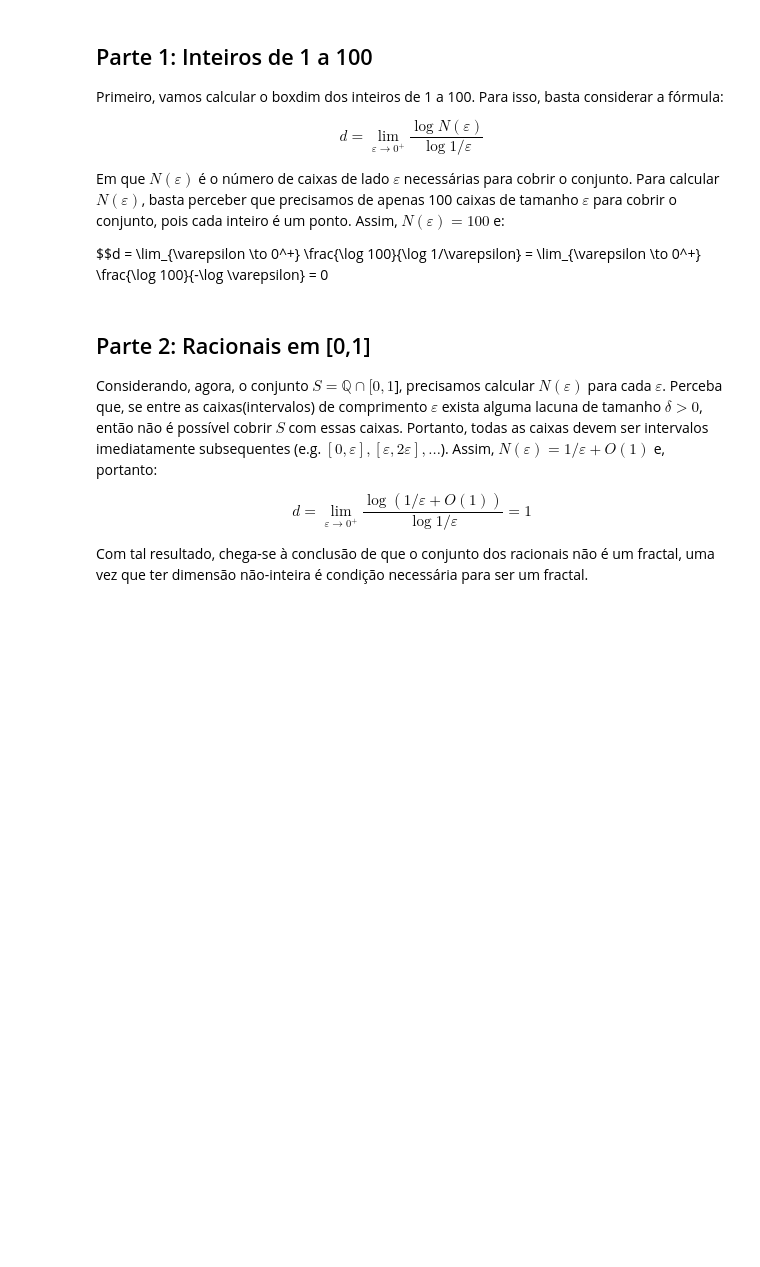
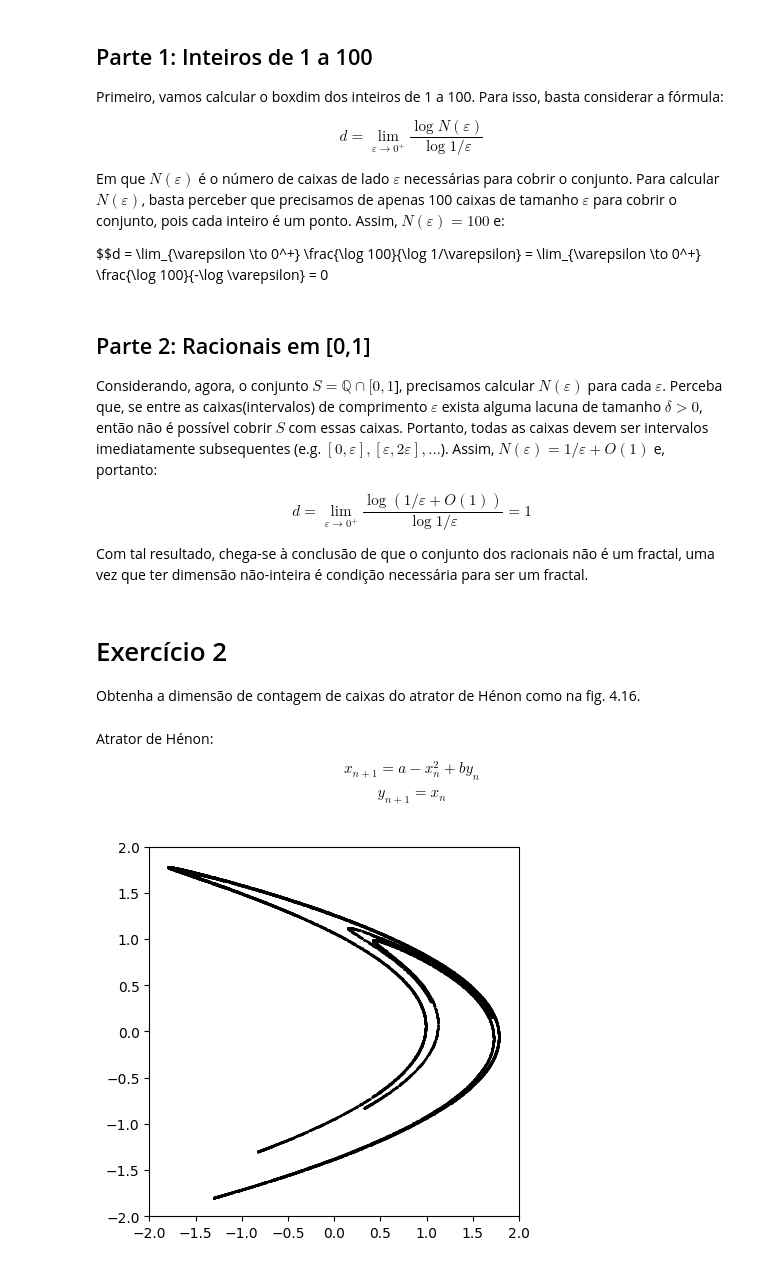
Before and after one commit to vini-fda/FM_223_Lista6, a Jupyter notebook: lista6.ipynb, the cells around one changed output. Saved outputs shown, nothing was run; the diff lists cells and outputs as text; code cells hidden in the pictures; blank space fills up the shorter version.

```diff
--- a/lista6.ipynb
+++ b/lista6.ipynb
@@ -27,3 +27,43 @@ $$d = \lim_{\varepsilon \to 0^+} \frac{\log ( 1/\varepsilon + O(1))}{\log 1/\var
 
 
 Com tal resultado, chega-se à conclusão de que o conjunto dos racionais não é um fractal, uma vez que ter dimensão não-inteira é condição necessária para ser um fractal.
+# %% [markdown]
+# Exercício 2
+
+Obtenha a dimensão de contagem de caixas do atrator de Hénon como na fig. 4.16.
+# %% [markdown]
+Atrator de Hénon:
+
+$$x_{n+1} = a - x_n^2 + b y_n$$
+$$y_{n+1} = x_n$$
+# %%
+import numpy as np
+import matplotlib.pyplot as plt
+
+def plot_henon_attractor(ax, a, b):
+    n = 20000
+    cutoff = 500
+    x = np.zeros(n)
+    y = np.zeros(n)
+    for i in range(n-1):
+        x[i+1] = a - x[i] * x[i] + b * y[i]
+        y[i+1] = x[i]
+
+    x = x[cutoff:]
+    y = y[cutoff:]
+
+    # filter x to only x's such that |x| <= 2.5
+    ids = np.where(np.abs(x) <= 2.5)
+    y = y[ids]
+    x = x[ids]
+
+    ax.scatter(x, y, s=1, c='black', marker='.')
+
+    ax.set_xlim(-2, 2)
+    ax.set_ylim(-2, 2)
+    ax.set_aspect(1.0)
+
+fig, ax = plt.subplots()
+plot_henon_attractor(ax, 1.4, 0.3)
+# %% [output]
+[figure, added]
```
Also changed, not shown: parts of 11 cells of this notebook.
